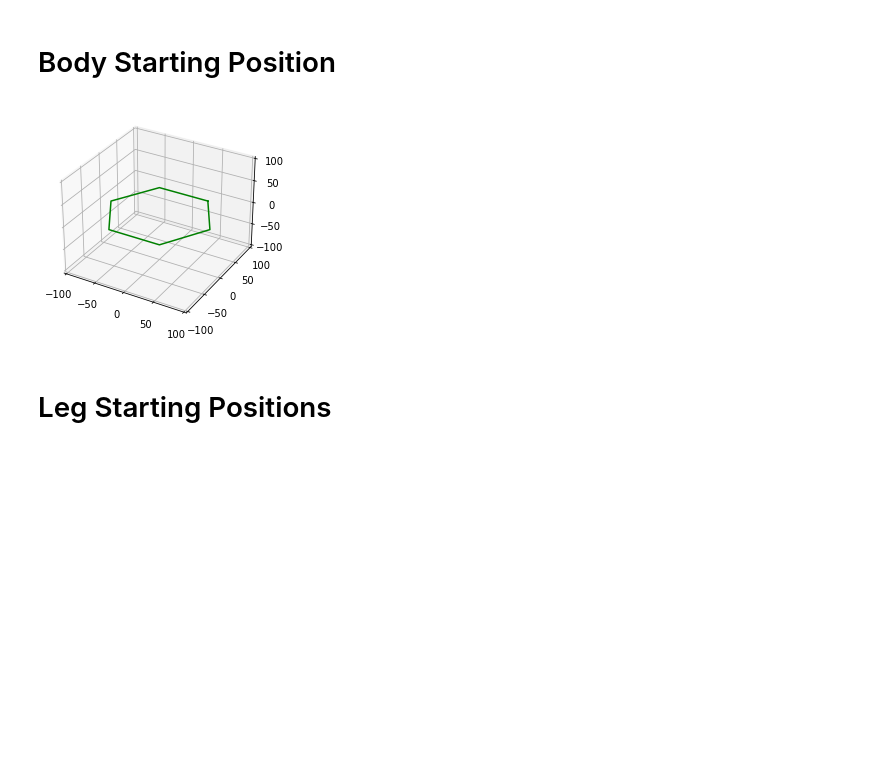
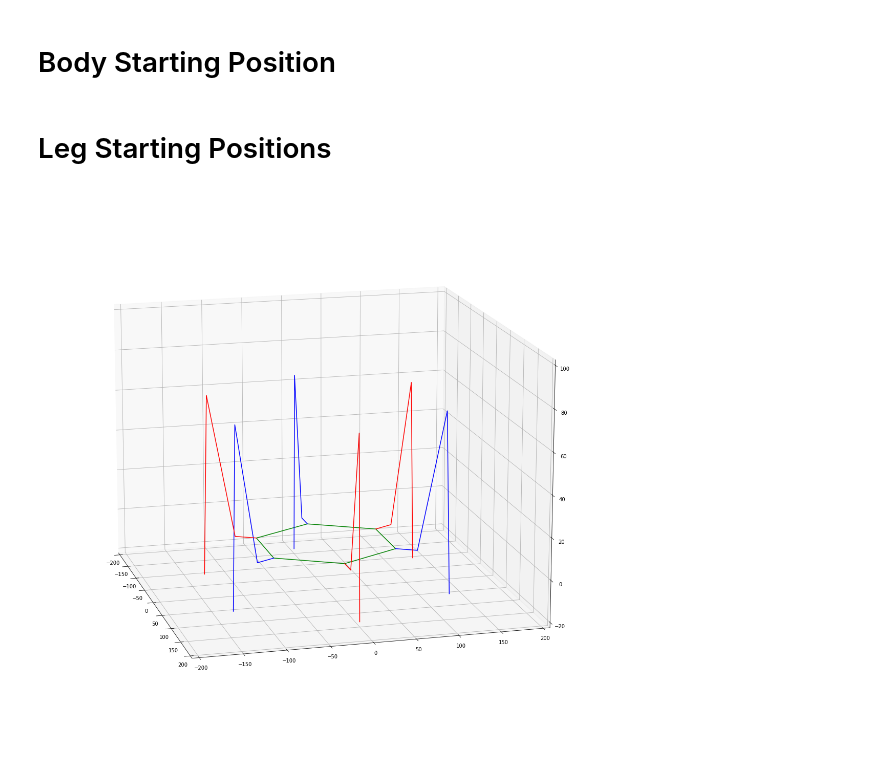
Before and after one commit to Nabizzle/Hexapod, a Jupyter notebook: Code/Walking Model.ipynb, the cells around one changed output. Cells and saved outputs as stored; diff of their text form; code cells hidden in the pictures; blank space fills up the shorter version.

```diff
--- a/Code/Walking Model.ipynb
+++ b/Code/Walking Model.ipynb
@@ -237,7 +238,8 @@ def showModel(body_model, leg_model, fig, floor = -20):
     ax.set_xlim(-200, 200);
     ax.set_ylim(-200, 200);
     ax.set_zlim(floor, 100);
-    ax.view_init(15, 0)
+    ax.view_init(15, -15)
 
+    fig.subplots_adjust(left=0, right=1, bottom=0, top=1)
     fig.canvas.draw()
     fig.canvas.flush_events()
@@ -253,28 +259,18 @@ tibia = 88.32 #mm
 # Body Starting Position
 # %%
 body_model = bodyPos(0, 0, 0, 0, 0, 0);
-# %%
-%matplotlib inline
-
-fig = plt.figure()
-ax = plt.axes(projection ='3d')
-# plotting
-ax.plot3D(body_model[:, 0], body_model[:, 1], body_model[:, 2], 'green');
-ax.set_xlim(-100, 100);
-ax.set_ylim(-100, 100);
-ax.set_zlim(-100, 100);
-# %% [output]
-[figure, removed]
 # %% [markdown]
 # Leg Starting Positions
 # %%
 start_leg = startLegPos(body_model)
 leg_model = legModel(start_leg)
 # %%
-%matplotlib qt
+%matplotlib inline
 plt.close()
-fig = plt.figure(figsize=[10, 10])
+fig = plt.figure(figsize=[15, 15])
 showModel(body_model, leg_model, fig = fig)
+# %% [output]
+[figure, added]
 # %%
 %matplotlib qt
 plt.close()
```
Also changed, not shown: parts of 5 cells of this notebook.
